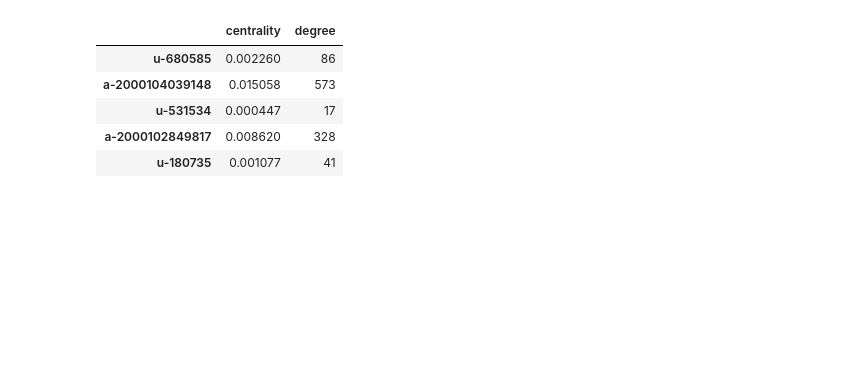
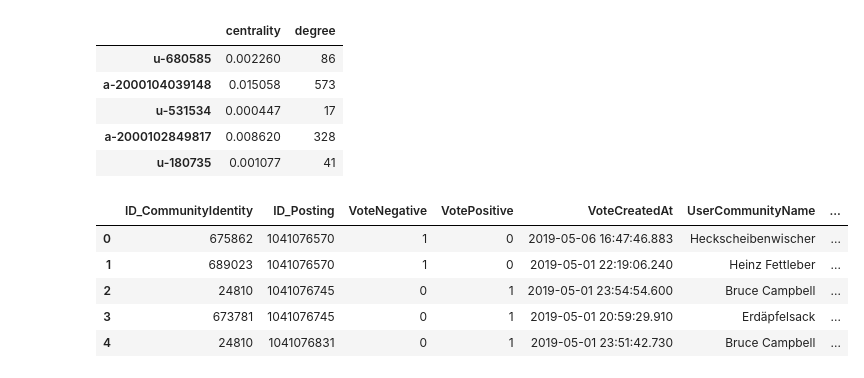
Before and after one commit to RomanGrebnev/sna_link_prediction, a Jupyter notebook: notebooks/ndl_prediction_dataloader.ipynb, the cells around one changed output. Drawn from its saved outputs; the diff is of its cells as text; code cells hidden in the pictures; blank space fills up the shorter version.

```diff
--- a/notebooks/ndl_prediction_dataloader.ipynb
+++ b/notebooks/ndl_prediction_dataloader.ipynb
@@ -118,0 +103,9 @@ graph_features_df.to_csv("./ndl_similarity/graph_features.csv")
+# %%
+votes.head()
+# %% [output]
+|  | ID_CommunityIdentity | ID_Posting | VoteNegative | VotePositive | VoteCreatedAt | UserCommunityName | ... |
+| 0 | 675862 | 1041076570 | 1 | 0 | 2019-05-06 16:47:46.883 | Heckscheibenwischer | ... |
+| 1 | 689023 | 1041076570 | 1 | 0 | 2019-05-01 22:19:06.240 | Heinz Fettleber | ... |
+| 2 | 24810 | 1041076745 | 0 | 1 | 2019-05-01 23:54:54.600 | Bruce Campbell | ... |
+| 3 | 673781 | 1041076745 | 0 | 1 | 2019-05-01 20:59:29.910 | Erdäpfelsack | ... |
+| 4 | 24810 | 1041076831 | 0 | 1 | 2019-05-01 23:51:42.730 | Bruce Campbell | ... |
```
Also changed, not shown: parts of 31 cells of this notebook, 1 other file.
